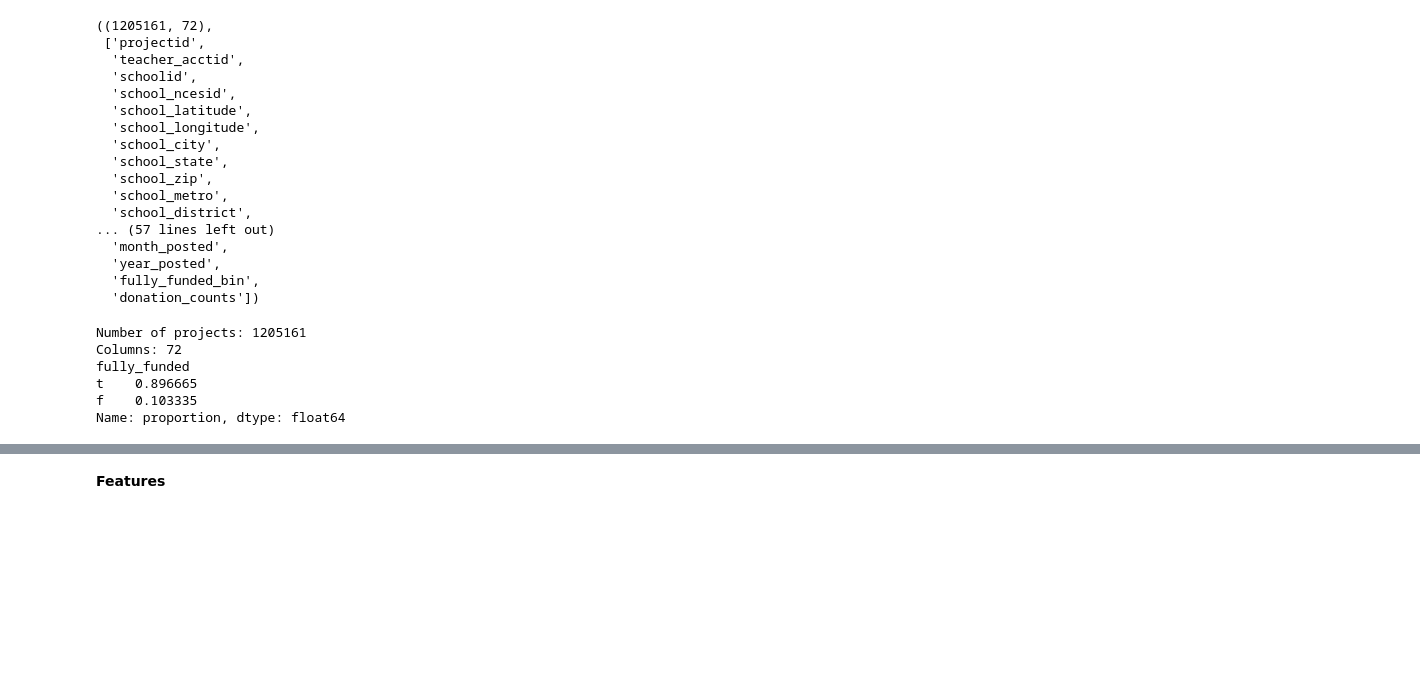
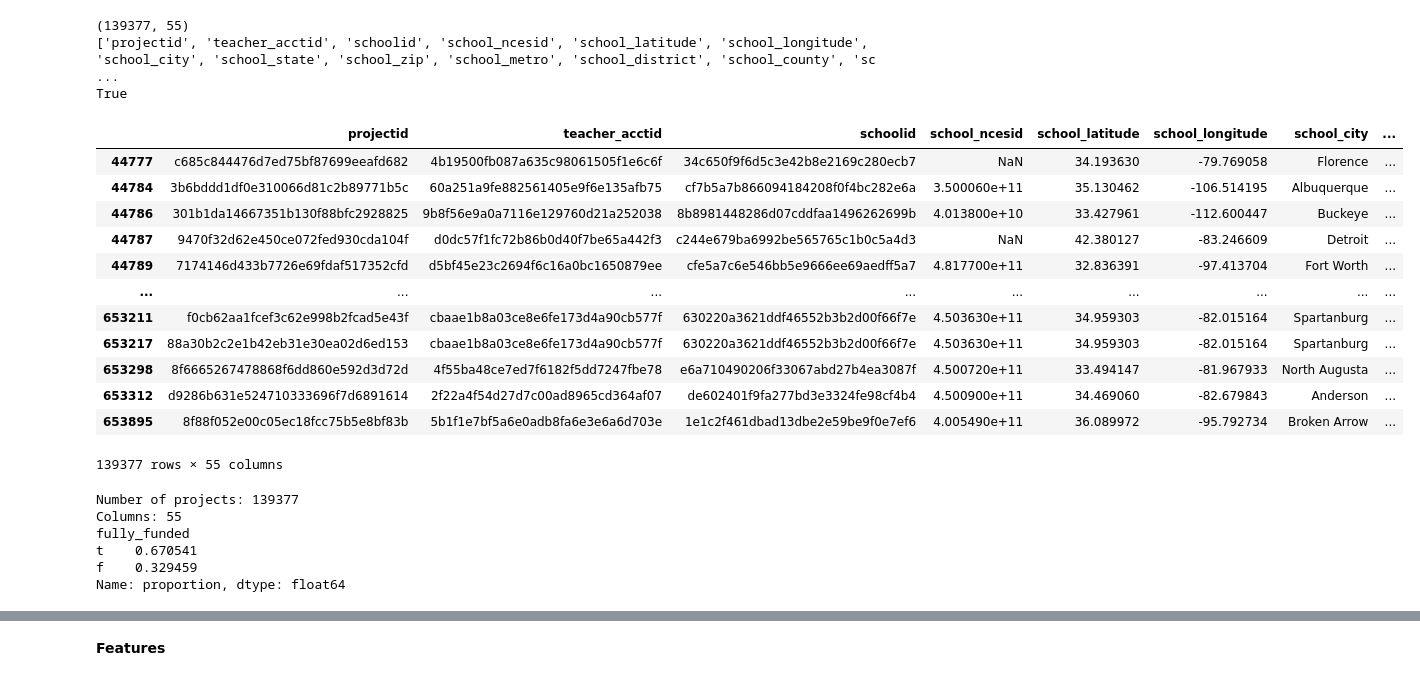
Before and after one commit to anshika2698/ML-PROJECT-GROUP-14, a Jupyter notebook: mlp_updated.ipynb, the cells around one changed output, grey strips where cells are left out. Saved outputs shown, nothing was run; the diff lists cells and outputs as text; code cells hidden in the pictures; blank space fills up the shorter version.

```diff
--- a/mlp_updated.ipynb
+++ b/mlp_updated.ipynb
@@ -36,71 +37,79 @@ resources_summary = resources_summary.reset_index()
 df = df.merge(resources_summary, on='projectid', how='left')
 # %%
-# merge donations
-df = df.merge(donations, on='projectid', how='left')
+# aggregate donations
+donations_agg = donations.groupby('projectid').agg({
+    'donor_acctid': 'nunique',
+    'donationid': 'count'
+}).reset_index()
 
+donations_agg = donations_agg.rename(columns={
+    'donor_acctid': 'num_unique_donors',
+    'donationid': 'donation_counts'
+})
+
+# 2. Merge donations
+df = df.merge(donations_agg, on='projectid', how='left')
 
 # Drop columns with too many missing values
 missing_pct = df.isnull().mean().sort_values(ascending=False)
 cols_to_drop = missing_pct[missing_pct > 0.4].index
 df = df.drop(columns=cols_to_drop)
 
 # Drop rows with missing labels
 df = df.dropna(subset=['fully_funded'])
 
 
 # Fill other NaNs with median
 df = df.fillna({
     'students_reached': df['students_reached'].median(),
     'total_price_including_optional_support': df['total_price_including_optional_support'].median()
 })
 
 # text features
 df['date_posted'] = pd.to_datetime(df['date_posted'], errors='coerce')
 df['essay_length'] = df['essay'].astype(str).apply(len)
 df['title_length'] = df['title'].astype(str).apply(len)
 df['need_statement_length'] = df['need_statement'].astype(str).apply(len)
 df['short_description_length'] = df['short_description'].astype(str).apply(len)
 
 df['month_posted'] = df['date_posted'].dt.month
 df['year_posted'] = df['date_posted'].dt.year
 df['fully_funded_bin'] = df['fully_funded'].map({'t': 1, 'f': 0})
 
-# add Donation_count
-donation_counts = donations.groupby('projectid').size().rename('total_number_of_donations')
-df['donation_counts'] = df['projectid'].map(donation_counts)
 
-# Filter for NY, CA, FL
 df = df[df['school_state'].isin(['NM','MI','UT','AZ','HI','CT','AA','WA','GA','OK','AE','CO','SC','TX'])]
 df.to_csv('df.csv', index=False)
-df.shape, df.columns.tolist()
+print(df.shape)
+print(df.columns.tolist())
+print(df['projectid'].is_unique)
+df
 # %% [output]
-((1205161, 72),
- ['projectid',
-  'teacher_acctid',
-  'schoolid',
-  'school_ncesid',
-  'school_latitude',
-  'school_longitude',
-  'school_city',
-  'school_state',
-  'school_zip',
-  'school_metro',
-  'school_district',
-... (57 lines left out)
-  'month_posted',
-  'year_posted',
-  'fully_funded_bin',
-  'donation_counts'])
+(139377, 55)
+['projectid', 'teacher_acctid', 'schoolid', 'school_ncesid', 'school_latitude', 'school_longitude', 'school_city', 'school_state', 'school_zip', 'school_metro', 'school_district', 'school_county', 'sc ...
+True
+|  | projectid | teacher_acctid | schoolid | school_ncesid | school_latitude | school_longitude | school_city | ... |
+| 44777 | c685c844476d7ed75bf87699eeafd682 | 4b19500fb087a635c98061505f1e6c6f | 34c650f9f6d5c3e42b8e2169c280ecb7 | NaN | 34.193630 | -79.769058 | Florence | ... |
+| 44784 | 3b6bddd1df0e310066d81c2b89771b5c | 60a251a9fe882561405e9f6e135afb75 | cf7b5a7b866094184208f0f4bc282e6a | 3.500060e+11 | 35.130462 | -106.514195 | Albuquerque | ... |
+| 44786 | 301b1da14667351b130f88bfc2928825 | 9b8f56e9a0a7116e129760d21a252038 | 8b8981448286d07cddfaa1496262699b | 4.013800e+10 | 33.427961 | -112.600447 | Buckeye | ... |
+| 44787 | 9470f32d62e450ce072fed930cda104f | d0dc57f1fc72b86b0d40f7be65a442f3 | c244e679ba6992be565765c1b0c5a4d3 | NaN | 42.380127 | -83.246609 | Detroit | ... |
+| 44789 | 7174146d433b7726e69fdaf517352cfd | d5bf45e23c2694f6c16a0bc1650879ee | cfe5a7c6e546bb5e9666ee69aedff5a7 | 4.817700e+11 | 32.836391 | -97.413704 | Fort Worth | ... |
+| ... | ... | ... | ... | ... | ... | ... | ... | ... |
+| 653211 | f0cb62aa1fcef3c62e998b2fcad5e43f | cbaae1b8a03ce8e6fe173d4a90cb577f | 630220a3621ddf46552b3b2d00f66f7e | 4.503630e+11 | 34.959303 | -82.015164 | Spartanburg | ... |
+| 653217 | 88a30b2c2e1b42eb31e30ea02d6ed153 | cbaae1b8a03ce8e6fe173d4a90cb577f | 630220a3621ddf46552b3b2d00f66f7e | 4.503630e+11 | 34.959303 | -82.015164 | Spartanburg | ... |
+| 653298 | 8f6665267478868f6dd860e592d3d72d | 4f55ba48ce7ed7f6182f5dd7247fbe78 | e6a710490206f33067abd27b4ea3087f | 4.500720e+11 | 33.494147 | -81.967933 | North Augusta | ... |
+| 653312 | d9286b631e524710333696f7d6891614 | 2f22a4f54d27d7c00ad8965cd364af07 | de602401f9fa277bd3e3324fe98cf4b4 | 4.500900e+11 | 34.469060 | -82.679843 | Anderson | ... |
+| 653895 | 8f88f052e00c05ec18fcc75b5e8bf83b | 5b1f1e7bf5a6e0adb8fa6e3e6a6d703e | 1e1c2f461dbad13dbe2e59be9f0e7ef6 | 4.005490e+11 | 36.089972 | -95.792734 | Broken Arrow | ... |
+139377 rows × 55 columns
 # %%
 print("Number of projects:", df.shape[0])
 print("Columns:", df.shape[1])
 print(df['fully_funded'].value_counts(normalize=True))
 # %% [output]
-Number of projects: 1205161
-Columns: 72
+Number of projects: 139377
+Columns: 55
 fully_funded
-t    0.896665
-f    0.103335
+t    0.670541
+f    0.329459
 Name: proportion, dtype: float64
 # %%
 print("Poverty level")
```
Also changed, not shown: parts of 16 cells of this notebook.
